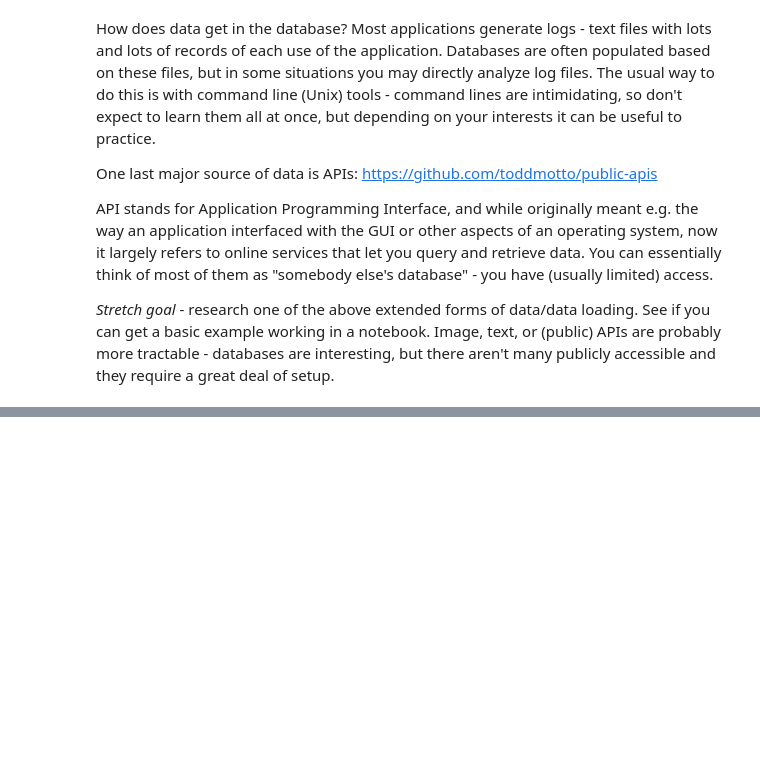
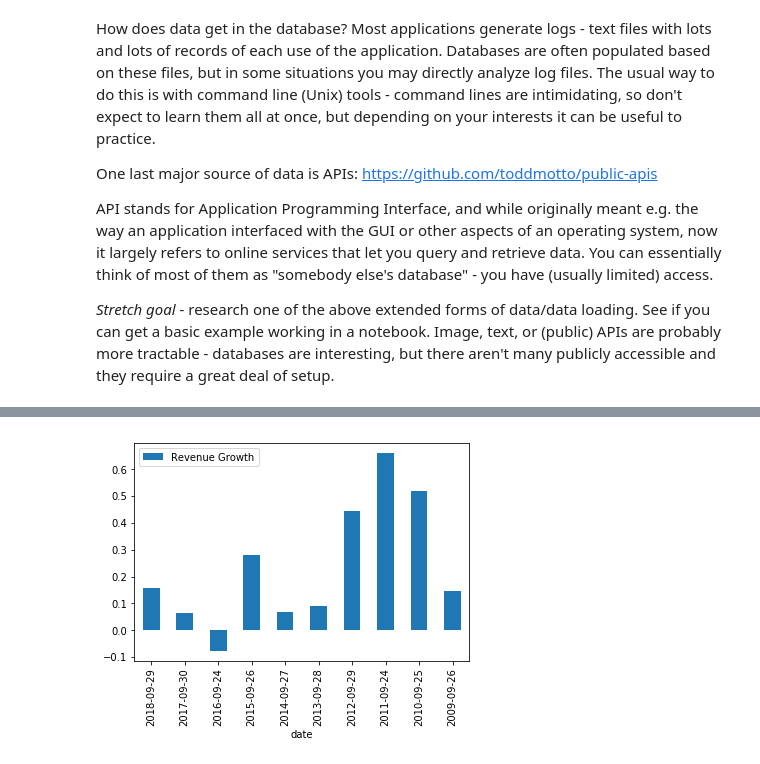
Before and after one commit to ngriggs/DS-Unit-1-Sprint-1-Dealing-With-Data, a Jupyter notebook: module2-loadingdata/LS_DS_112_Loading_Data.ipynb, the cells around one changed output, grey strips where cells are left out. Saved outputs shown, nothing was run; the diff lists cells and outputs as text; code cells hidden in the pictures; blank space fills up the shorter version.

```diff
--- a/module2-loadingdata/LS_DS_112_Loading_Data.ipynb
+++ b/module2-loadingdata/LS_DS_112_Loading_Data.ipynb
@@ -634,0 +655,13 @@ API stands for Application Programming Interface, and while originally meant e.g
+# %%
+import json
+import requests
+from lxml import html
+response = requests.get("https://financialmodelingprep.com/api/v3/financials/income-statement/AAPL")
+df = json.loads(response.text)
+# %%
+df2 = []
+for element in df['financials']:
+    df2.append(element)
+# %%
+df3 = pd.DataFrame(df2)
+df3.head()
@@ -634,0 +675,6 @@ API stands for Application Programming Interface, and while originally meant e.g
+# %%
+df3['Revenue Growth'] = df3['Revenue Growth'].astype(float)
+# %%
+df3.plot.bar('date', 'Revenue Growth');
+# %% [output]
+[figure, added]
```
Also changed, not shown: parts of 2 cells of this notebook.
